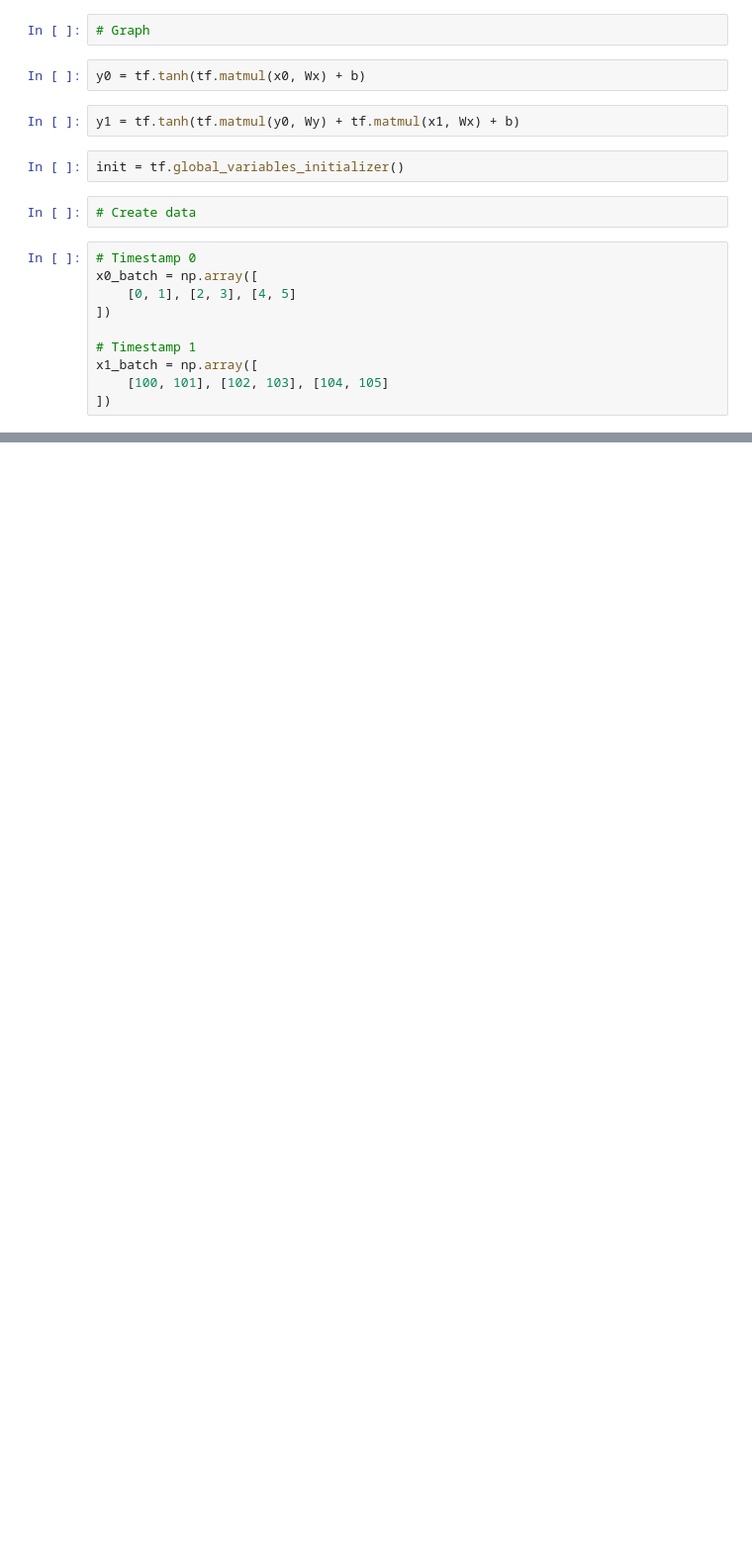
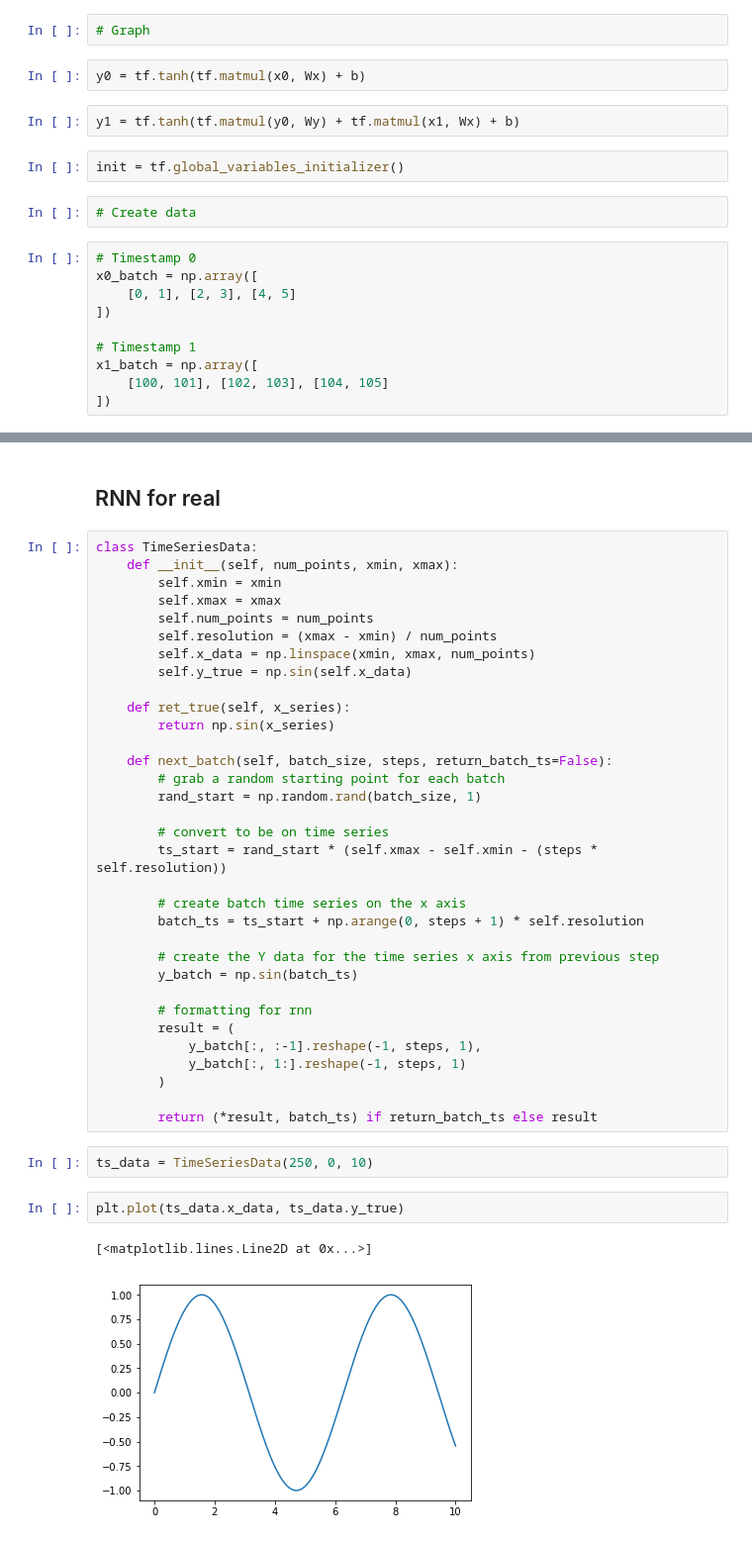
Before and after one commit to hung-phan/thing-i-want-to-build, a Jupyter notebook: apps/dl/RNN with tensorflow.ipynb, the cells around one changed output, grey strips where cells are left out. Shown at 99% size. Cells and saved outputs as stored; diff of their text form; blank space fills up the shorter version.

```diff
--- a/apps/dl/RNN with tensorflow.ipynb
+++ b/apps/dl/RNN with tensorflow.ipynb
@@ -64,0 +65,42 @@ with tf.Session() as sess:
+# %% [markdown]
+## RNN for real
+# %%
+class TimeSeriesData:
+    def __init__(self, num_points, xmin, xmax):
+        self.xmin = xmin
+        self.xmax = xmax
+        self.num_points = num_points
+        self.resolution = (xmax - xmin) / num_points
+        self.x_data = np.linspace(xmin, xmax, num_points)
+        self.y_true = np.sin(self.x_data)
+
+    def ret_true(self, x_series):
+        return np.sin(x_series)
+
+    def next_batch(self, batch_size, steps, return_batch_ts=False):
+        # grab a random starting point for each batch
+        rand_start = np.random.rand(batch_size, 1)
+
+        # convert to be on time series
+        ts_start = rand_start * (self.xmax - self.xmin - (steps * self.resolution))
+
+        # create batch time series on the x axis
+        batch_ts = ts_start + np.arange(0, steps + 1) * self.resolution
+
+        # create the Y data for the time series x axis from previous step
+        y_batch = np.sin(batch_ts)
+
+        # formatting for rnn
+        result = (
+            y_batch[:, :-1].reshape(-1, steps, 1),
+            y_batch[:, 1:].reshape(-1, steps, 1)
+        )
+
+        return (*result, batch_ts) if return_batch_ts else result
+# %%
+ts_data = TimeSeriesData(250, 0, 10)
+# %%
+plt.plot(ts_data.x_data, ts_data.y_true)
+# %% [output]
+[<matplotlib.lines.Line2D at 0x...>]
+[figure, added]
```
Also changed, not shown: parts of 29 cells of this notebook, 9 other files.
